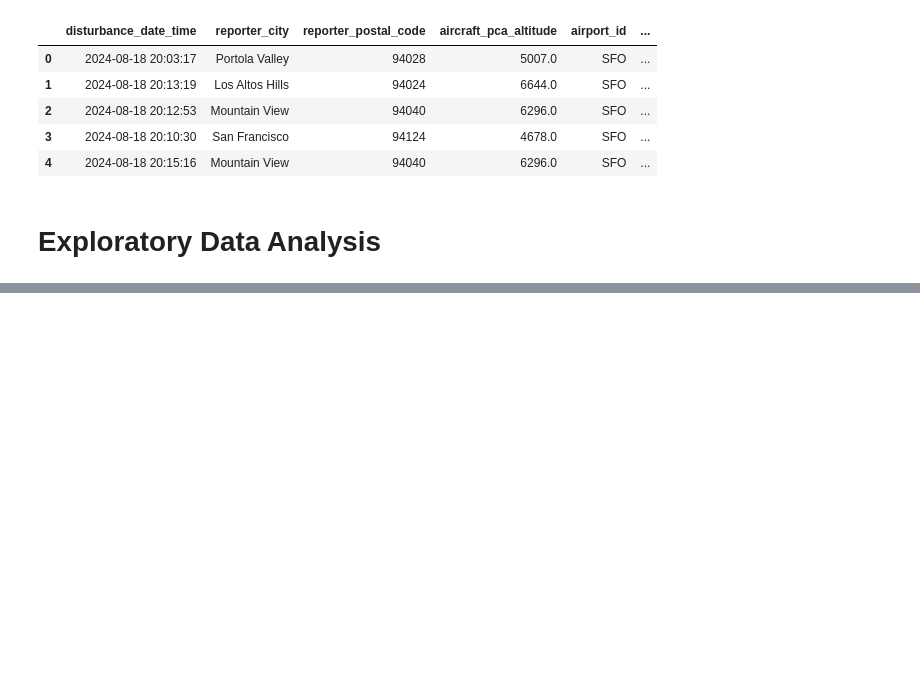
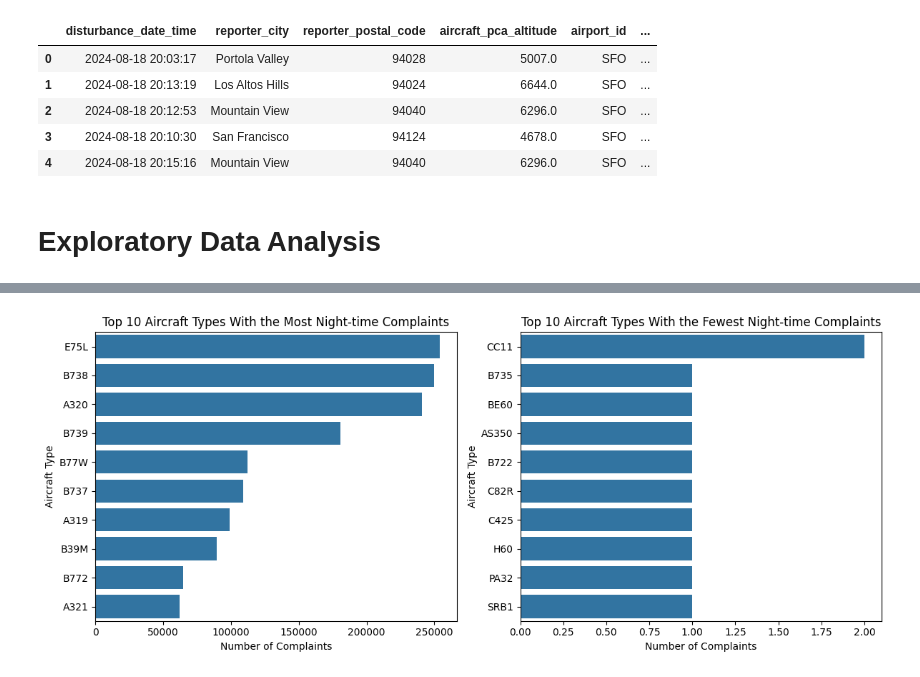
Before and after one commit to porhay007/SFO-Aircraft-Noise-Analysis---Group-Project-Data-5100, a Jupyter notebook: Code/Data_cleaning.ipynb, the cells around one changed output, grey strips where cells are left out. Drawn from its saved outputs; the diff is of its cells as text; code cells hidden in the pictures; blank space fills up the shorter version.

```diff
--- a/Code/Data_cleaning.ipynb
+++ b/Code/Data_cleaning.ipynb
@@ -187,0 +163,36 @@ plt.show()
+# %%
+# Count complaints by aircraft type
+complaints_by_aircraft = (
+    df.groupby('aircraft_type')
+      .size()
+      .reset_index(name='num_complaints')
+      .sort_values(by='num_complaints', ascending=False)
+)
+
+complaints_by_aircraft.head()
+
+# Take top 15 aircraft types by number of complaints
+top10_high = complaints_by_aircraft.head(10)
+top10_low = complaints_by_aircraft.tail(10)
+
+
+plt.figure(figsize=(12,5))
+
+# Top 10 highest
+plt.subplot(1,2,1)
+sns.barplot(data=top10_high, x='num_complaints', y='aircraft_type')
+plt.title("Top 10 Aircraft Types With the Most Night-time Complaints")
+plt.xlabel("Number of Complaints")
+plt.ylabel("Aircraft Type")
+
+# Top 10 lowest
+plt.subplot(1,2,2)
+sns.barplot(data=top10_low, x='num_complaints', y='aircraft_type')
+plt.title("Top 10 Aircraft Types With the Fewest Night-time Complaints")
+plt.xlabel("Number of Complaints")
+plt.ylabel("Aircraft Type")
+
+plt.tight_layout()
+plt.show()
+# %% [output]
+[figure, added]
```
Also changed, not shown: parts of 20 cells of this notebook, 1 other file.
